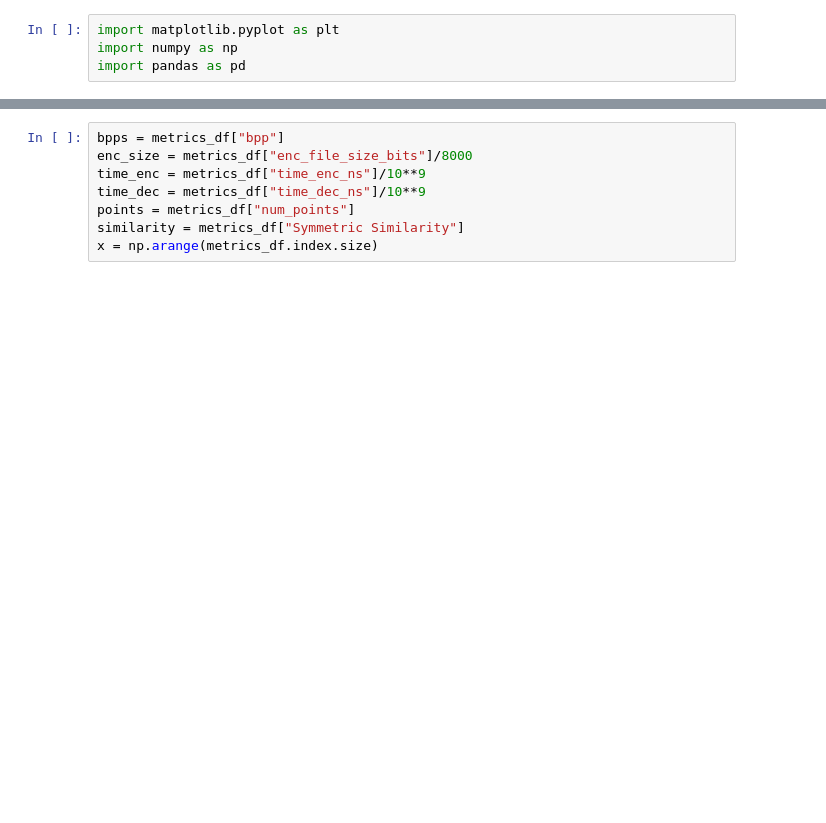
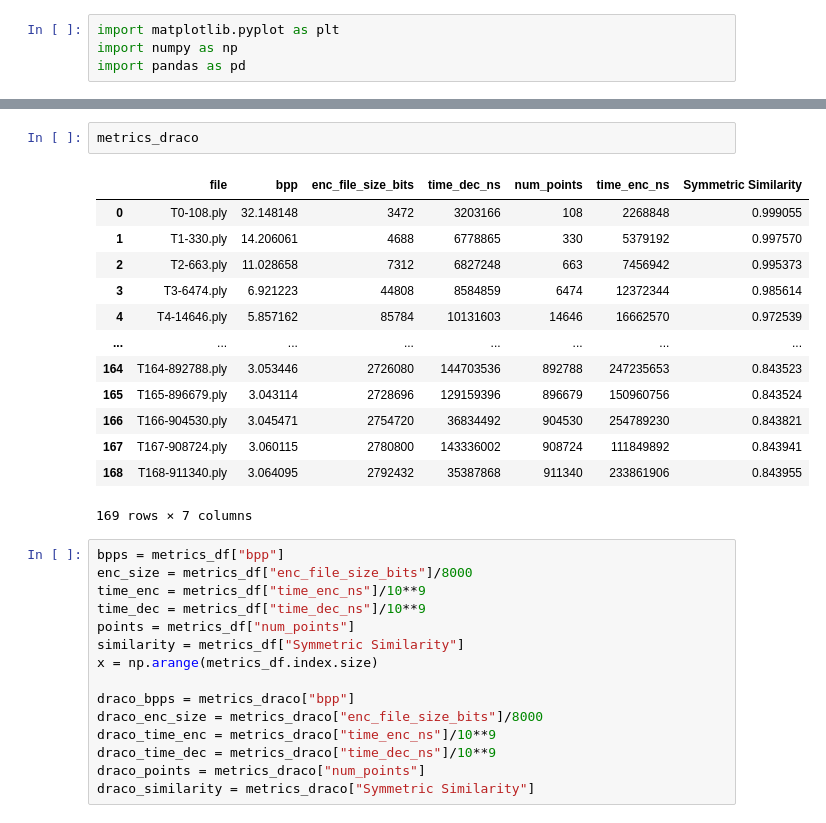
Before and after one commit to lupeterm/pc-compression, a Jupyter notebook: plot.ipynb, the cells around one changed output, grey strips where cells are left out. Cells and saved outputs as stored; diff of their text form; blank space fills up the shorter version.

```diff
--- a/plot.ipynb
+++ b/plot.ipynb
@@ -24,4 +40,20 @@ metrics_df
 169 rows × 7 columns
+# %%
+metrics_draco
+# %% [output]
+|  | file | bpp | enc_file_size_bits | time_dec_ns | num_points | time_enc_ns | Symmetric Similarity |
+| 0 | T0-108.ply | 32.148148 | 3472 | 3203166 | 108 | 2268848 | 0.999055 |
+| 1 | T1-330.ply | 14.206061 | 4688 | 6778865 | 330 | 5379192 | 0.997570 |
+| 2 | T2-663.ply | 11.028658 | 7312 | 6827248 | 663 | 7456942 | 0.995373 |
+| 3 | T3-6474.ply | 6.921223 | 44808 | 8584859 | 6474 | 12372344 | 0.985614 |
+| 4 | T4-14646.ply | 5.857162 | 85784 | 10131603 | 14646 | 16662570 | 0.972539 |
+| ... | ... | ... | ... | ... | ... | ... | ... |
+| 164 | T164-892788.ply | 3.053446 | 2726080 | 144703536 | 892788 | 247235653 | 0.843523 |
+| 165 | T165-896679.ply | 3.043114 | 2728696 | 129159396 | 896679 | 150960756 | 0.843524 |
+| 166 | T166-904530.ply | 3.045471 | 2754720 | 36834492 | 904530 | 254789230 | 0.843821 |
+| 167 | T167-908724.ply | 3.060115 | 2780800 | 143336002 | 908724 | 111849892 | 0.843941 |
+| 168 | T168-911340.ply | 3.064095 | 2792432 | 35387868 | 911340 | 233861906 | 0.843955 |
+169 rows × 7 columns
 # %%
 bpps = metrics_df["bpp"]
 enc_size = metrics_df["enc_file_size_bits"]/8000
@@ -30,6 +62,13 @@ time_dec = metrics_df["time_dec_ns"]/10**9
 points = metrics_df["num_points"]
 similarity = metrics_df["Symmetric Similarity"]
 x = np.arange(metrics_df.index.size)
+
+draco_bpps = metrics_draco["bpp"]
+draco_enc_size = metrics_draco["enc_file_size_bits"]/8000
+draco_time_enc = metrics_draco["time_enc_ns"]/10**9
+draco_time_dec = metrics_draco["time_dec_ns"]/10**9
+draco_points = metrics_draco["num_points"]
+draco_similarity = metrics_draco["Symmetric Similarity"]
 # %%
 fig, axs = plt.subplots(2,3)
 
```
Also changed, not shown: parts of 5 cells of this notebook, 11 other files.
